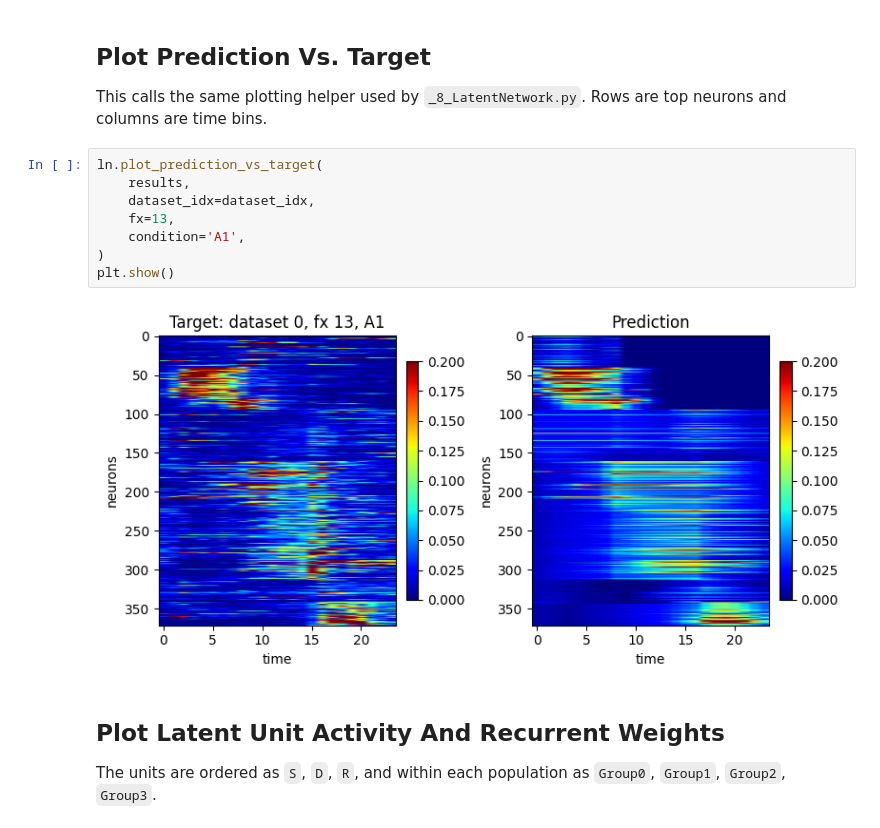
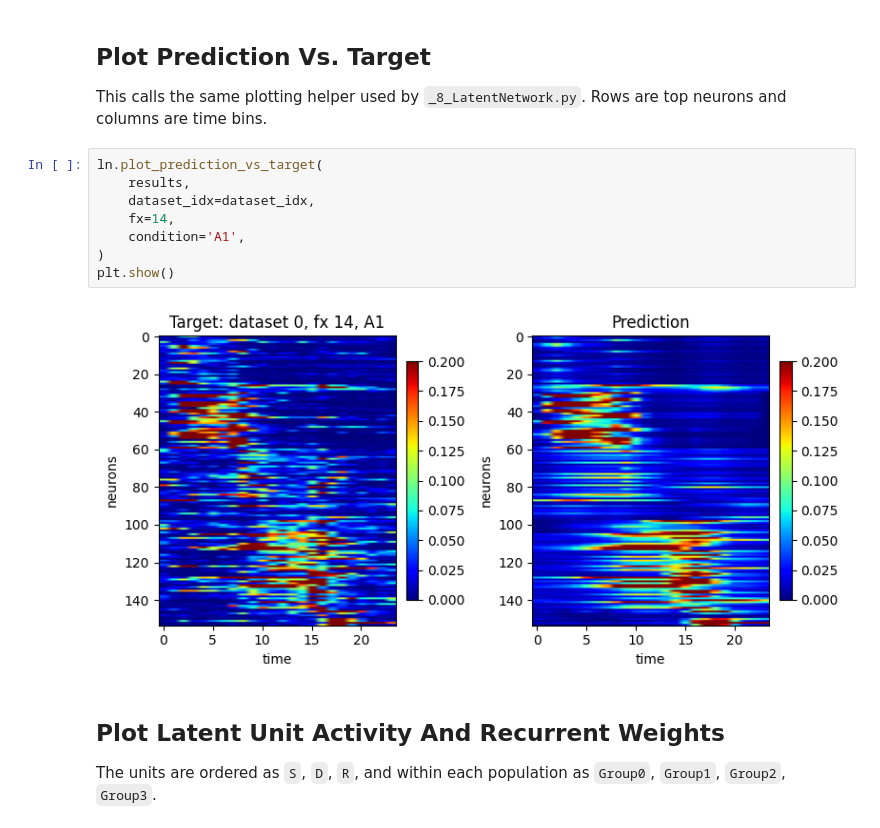
Before and after one commit to chrismkkim/ALMContinualLearning, a Jupyter notebook: _8_LatentNetwork_Notebook.ipynb, the cells around one changed output. Saved outputs shown, nothing was run; the diff lists cells and outputs as text.

```diff
--- a/_8_LatentNetwork_Notebook.ipynb
+++ b/_8_LatentNetwork_Notebook.ipynb
@@ -76,13 +78,13 @@ This calls the same plotting helper used by `_8_LatentNetwork.py`. Rows are top
 # %%
 ln.plot_prediction_vs_target(
     results,
     dataset_idx=dataset_idx,
-    fx=13,
+    fx=14,
     condition='A1',
 )
 plt.show()
 # %% [output]
-[figure, old version]
+[figure, new version]
 # %% [markdown]
 ## Plot Latent Unit Activity And Recurrent Weights
 
```
Also changed, not shown: parts of 9 cells of this notebook, 2 other files.
